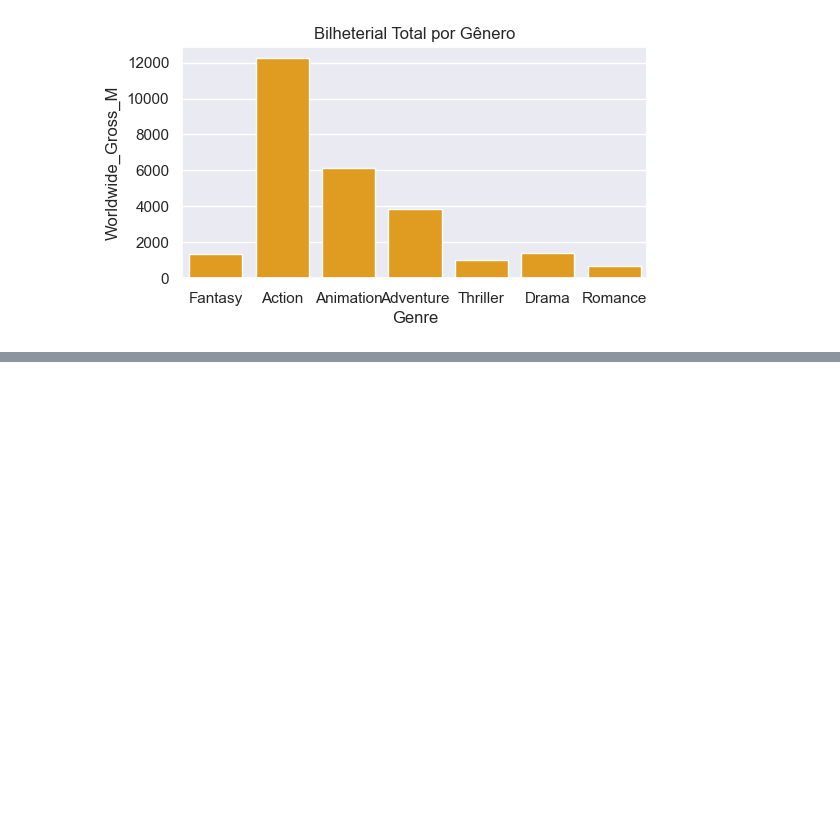
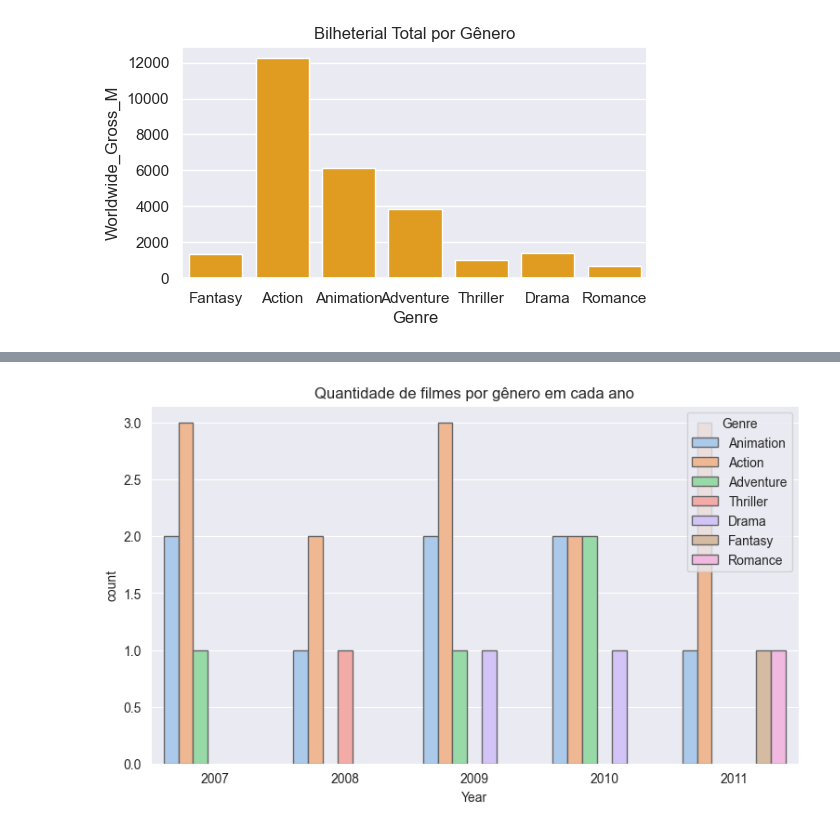
Before and after one commit to Dexduo/Visualizacao_de_Dados_DELL_UECE, a Jupyter notebook: Aula02/main.ipynb, the cells around one changed output, grey strips where cells are left out. Cells and saved outputs as stored; diff of their text form; code cells hidden in the pictures; blank space fills up the shorter version.

```diff
--- a/Aula02/main.ipynb
+++ b/Aula02/main.ipynb
@@ -142,0 +176,7 @@ The `ci` parameter is deprecated. Use `errorbar=None` for the same effect.
+# %%
+plt.figure(figsize=(9, 5))
+plt.title("Quantidade de filmes por gênero em cada ano")
+sns.countplot(x='Year', hue='Genre', palette='pastel', edgecolor='0.4', data=filmes)
+plt.show()
+# %% [output]
+[figure, added]
```
Also changed, not shown: parts of 7 cells of this notebook, 19 other files.
